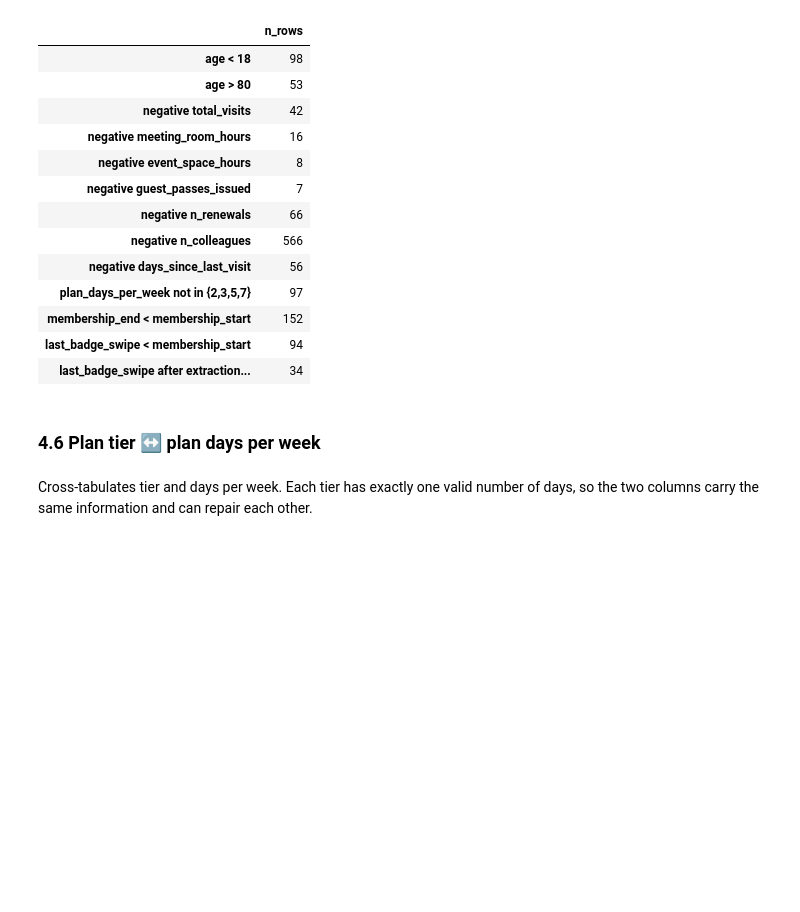
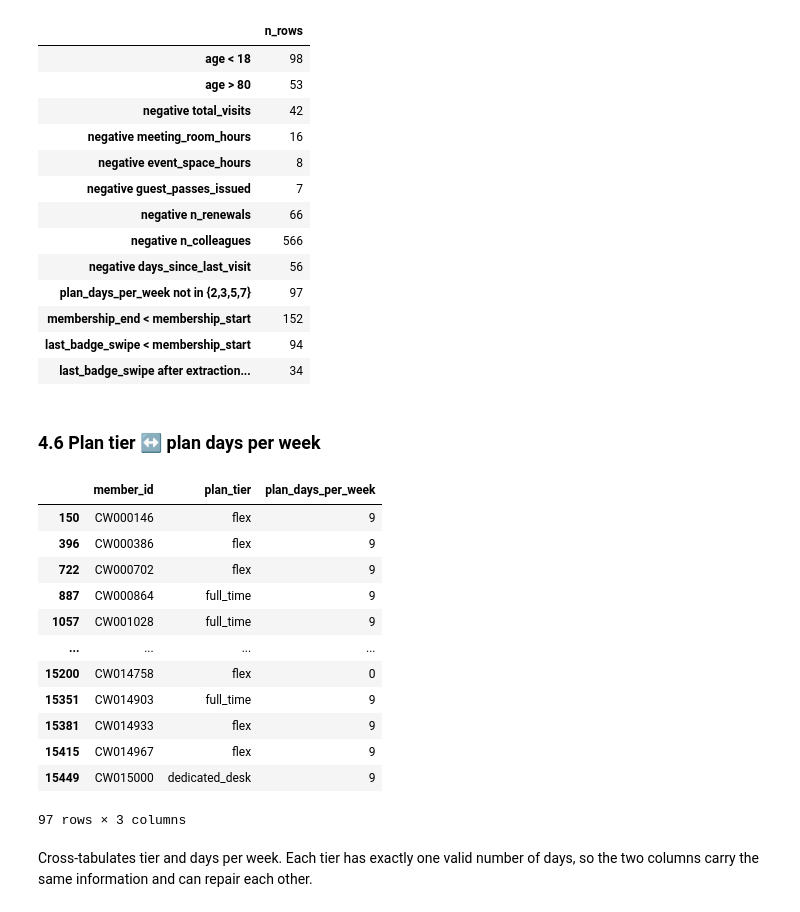
Before and after one commit to batoulab95-lang/Data-Mining-Project-NOVA-IMS-Fall-2026-27-, a Jupyter notebook: Group31_EDA_Code.ipynb, the cells around one changed output. Saved outputs shown, nothing was run; the diff lists cells and outputs as text; code cells hidden in the pictures; blank space fills up the shorter version.

```diff
--- a/Group31_EDA_Code.ipynb
+++ b/Group31_EDA_Code.ipynb
@@ -344,6 +359,25 @@ pd.Series(checks, name="n_rows").to_frame()
 | last_badge_swipe after extraction... | 34 |
 # %% [markdown]
 ### 4.6 Plan tier ↔ plan days per week
+# %%
+acdc.loc[
+    ~acdc["plan_days_per_week"].isin([2, 3, 5, 7]),
+    ["member_id", "plan_tier", "plan_days_per_week"]
+]
+# %% [output]
+|  | member_id | plan_tier | plan_days_per_week |
+| 150 | CW000146 | flex | 9 |
+| 396 | CW000386 | flex | 9 |
+| 722 | CW000702 | flex | 9 |
+| 887 | CW000864 | full_time | 9 |
+| 1057 | CW001028 | full_time | 9 |
+| ... | ... | ... | ... |
+| 15200 | CW014758 | flex | 0 |
+| 15351 | CW014903 | full_time | 9 |
+| 15381 | CW014933 | flex | 9 |
+| 15415 | CW014967 | flex | 9 |
+| 15449 | CW015000 | dedicated_desk | 9 |
+97 rows × 3 columns
 # %% [markdown]
 Cross-tabulates tier and days per week. Each tier has exactly one valid number of days, so the two columns carry the same information and can repair each other.
 # %%
```
Also changed, not shown: parts of 20 cells of this notebook.
